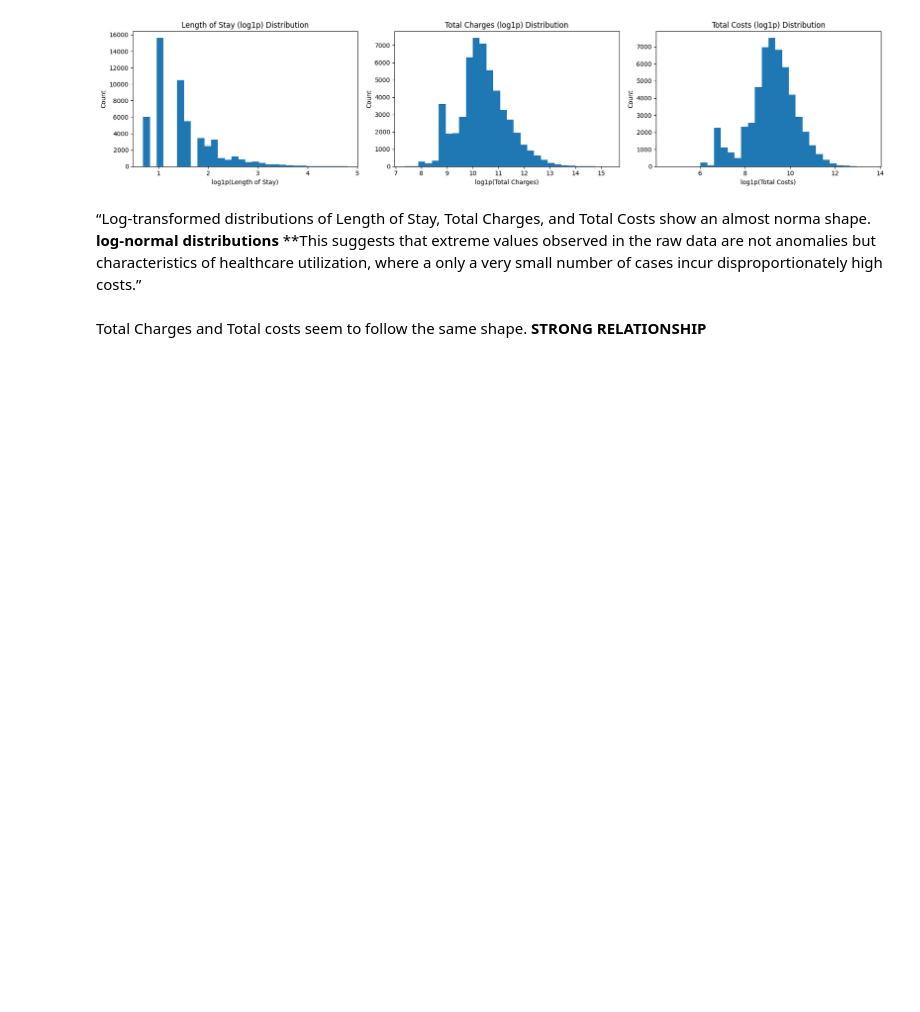
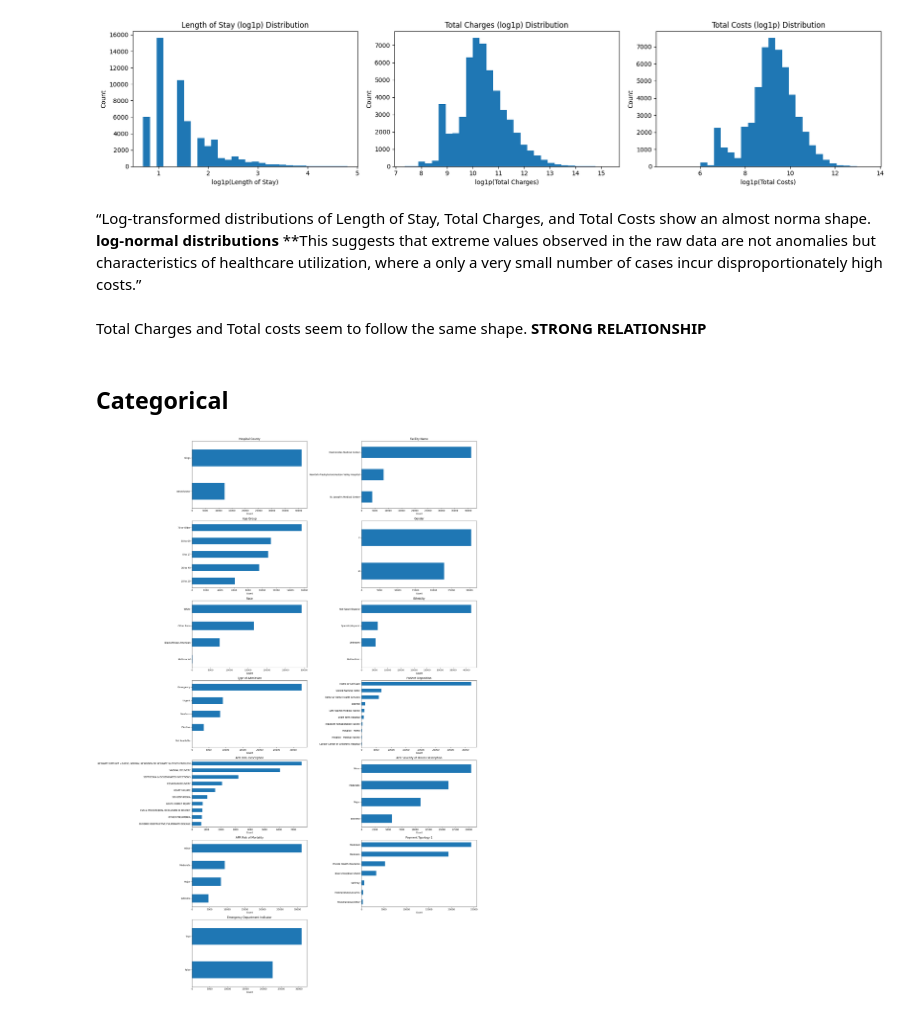
Before and after one commit to kpsalida/HospitalDischarges_Visualization, a Jupyter notebook: viz_eda.ipynb, the cells around one changed output. Cells and saved outputs as stored; diff of their text form; code cells hidden in the pictures; blank space fills up the shorter version.

```diff
--- a/viz_eda.ipynb
+++ b/viz_eda.ipynb
@@ -594,3 +603,42 @@ plt.show()
 **This suggests that extreme values observed in the raw data are not anomalies but characteristics of healthcare utilization, where a only a very small number of cases incur disproportionately high costs.”
 # %% [markdown]
 Total Charges and Total costs seem to follow the same shape. **STRONG RELATIONSHIP**
+# %% [markdown]
+## Categorical
+# %%
+#Take the top 10 categories of each of the categorical values and show their distribution
+
+cat_cols = [
+    'Hospital County', 'Facility Name', 'Age Group', 'Gender', 'Race',
+    'Ethnicity', 'Type of Admission', 'Patient Disposition',
+    'APR DRG Description', 'APR Severity of Illness Description',
+    'APR Risk of Mortality', 'Payment Typology 1',
+    'Emergency Department Indicator'
+]
+
+# Layout
+n = len(cat_cols)
+cols = 2
+rows = math.ceil(n / cols)
+
+fig, axes = plt.subplots(rows, cols, figsize=(24, 5 * rows))
+axes = axes.flatten()
+
+for i, col in enumerate(cat_cols):
+    # Top 10 categories
+    vc = df[col].value_counts().head(10).sort_values()
+
+    vc.plot(kind='barh', ax=axes[i])
+
+    axes[i].set_title(col)
+    axes[i].set_xlabel("Count")
+    axes[i].set_ylabel("")
+
+# Remove empty subplots
+for j in range(i + 1, len(axes)):
+    axes[j].axis("off")
+
+plt.tight_layout()
+plt.show()
+# %% [output]
+[figure, added]
```
Also changed, not shown: parts of 4 cells of this notebook.
